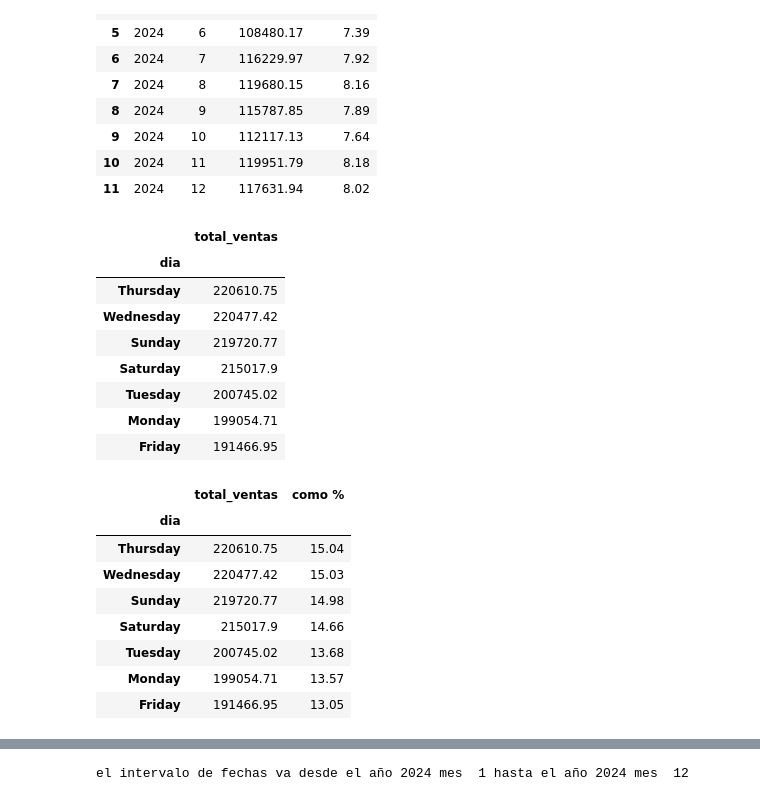
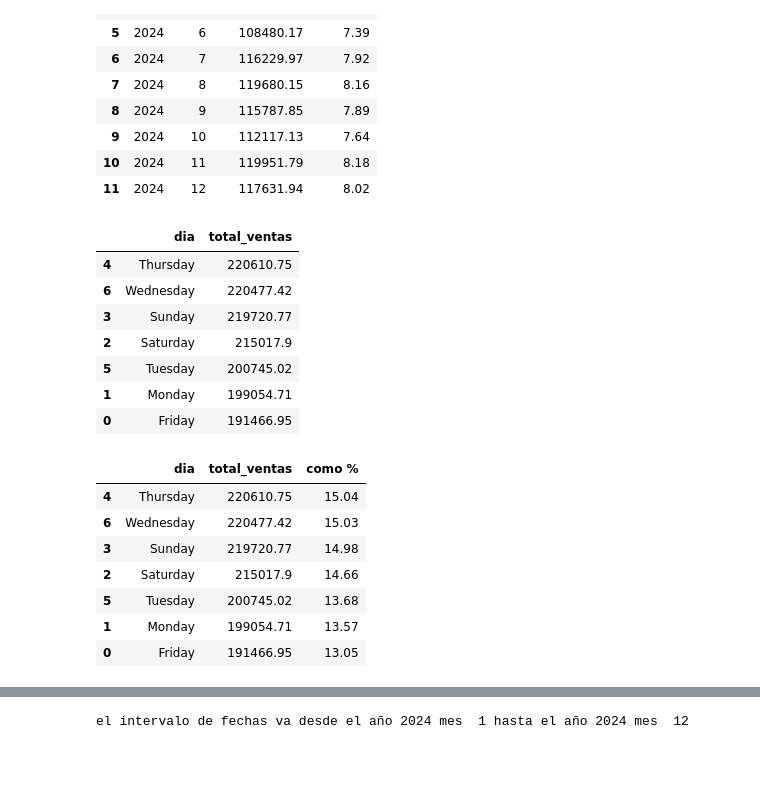
Before and after one commit to dataccounting/Entrega_final_Sanvido_gonzalo_python_25262, a Jupyter notebook: Sanvido_Gonzalo_comision_25262_TPI_data_analytics (1).ipynb, the cells around one changed output, grey strips where cells are left out. Saved outputs shown, nothing was run; the diff lists cells and outputs as text; code cells hidden in the pictures; blank space fills up the shorter version.

```diff
--- a/Sanvido_Gonzalo_comision_25262_TPI_data_analytics (1).ipynb
+++ b/Sanvido_Gonzalo_comision_25262_TPI_data_analytics (1).ipynb
@@ -922,29 +937,27 @@ resumen_prod_2
 | 11 | 2024 | 12 | 117631.94 | 8.02 |
 # %%
 # ventas por dia de la semana
-resumen_prod_3 = ventas_tiempo.groupby(by=['dia']).agg(total_ventas = ('ingreso', 'sum')).sort_values(by='total_ventas', ascending=False)
+resumen_prod_3 = ventas_tiempo.groupby(by=['dia'], as_index=False).agg(total_ventas = ('ingreso', 'sum')).sort_values(by='total_ventas', ascending=False)
 resumen_prod_3
 # %% [output]
-|  | total_ventas |
-| dia |  |
-| Thursday | 220610.75 |
-| Wednesday | 220477.42 |
-| Sunday | 219720.77 |
-| Saturday | 215017.9 |
-| Tuesday | 200745.02 |
-| Monday | 199054.71 |
-| Friday | 191466.95 |
+|  | dia | total_ventas |
+| 4 | Thursday | 220610.75 |
+| 6 | Wednesday | 220477.42 |
+| 3 | Sunday | 219720.77 |
+| 2 | Saturday | 215017.9 |
+| 5 | Tuesday | 200745.02 |
+| 1 | Monday | 199054.71 |
+| 0 | Friday | 191466.95 |
 # %%
 # mayor venta es los jueves y miercoles
 resumen_prod_3['como %'] = (resumen_prod_3['total_ventas'] / resumen_prod_3['total_ventas'].sum() * 100).round(2)
 resumen_prod_3
 # %% [output]
-|  | total_ventas | como % |
-| dia |  |  |
-| Thursday | 220610.75 | 15.04 |
-| Wednesday | 220477.42 | 15.03 |
-| Sunday | 219720.77 | 14.98 |
-| Saturday | 215017.9 | 14.66 |
-| Tuesday | 200745.02 | 13.68 |
-| Monday | 199054.71 | 13.57 |
-| Friday | 191466.95 | 13.05 |
+|  | dia | total_ventas | como % |
+| 4 | Thursday | 220610.75 | 15.04 |
+| 6 | Wednesday | 220477.42 | 15.03 |
+| 3 | Sunday | 219720.77 | 14.98 |
+| 2 | Saturday | 215017.9 | 14.66 |
+| 5 | Tuesday | 200745.02 | 13.68 |
+| 1 | Monday | 199054.71 | 13.57 |
+| 0 | Friday | 191466.95 | 13.05 |
```
Also changed, not shown: parts of 12 cells of this notebook.
